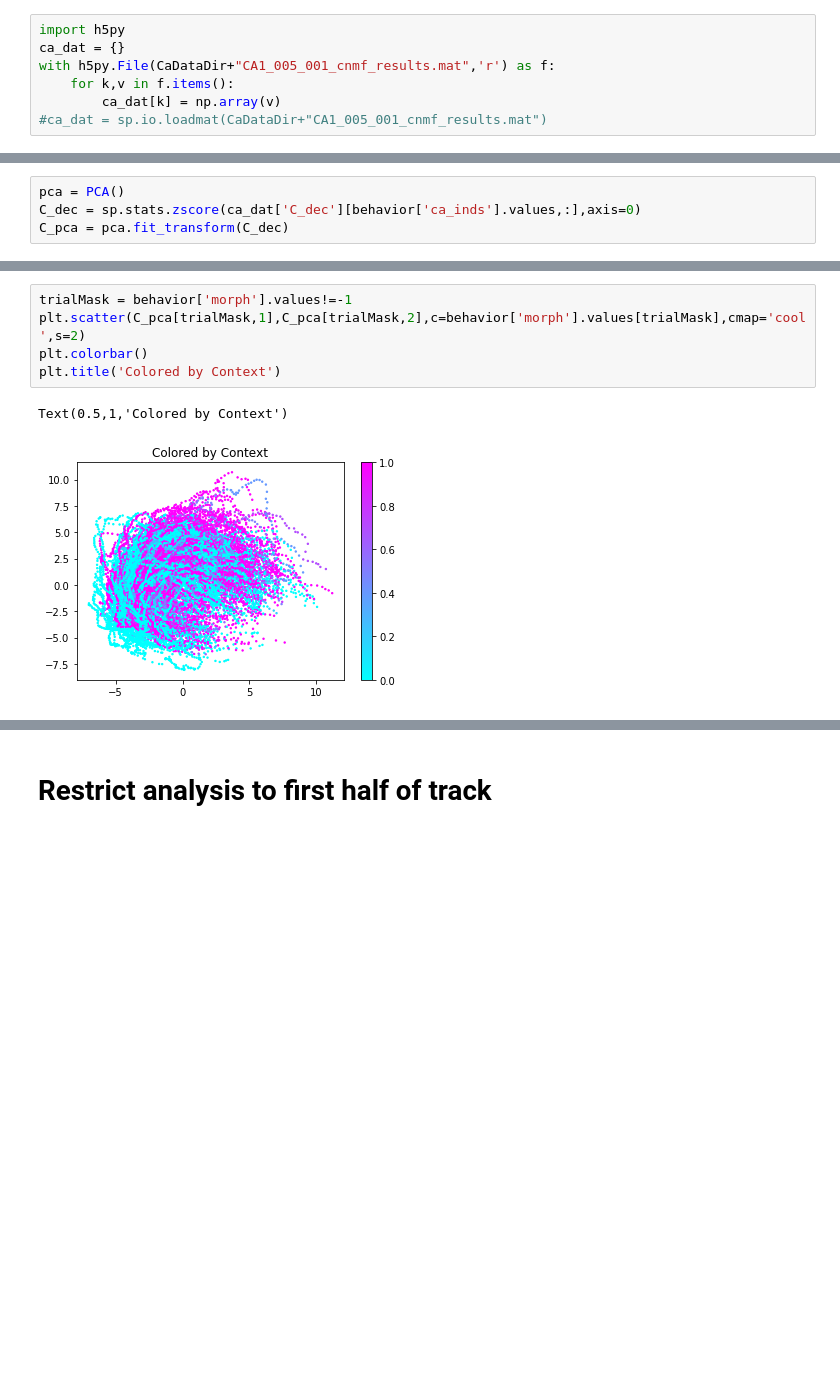
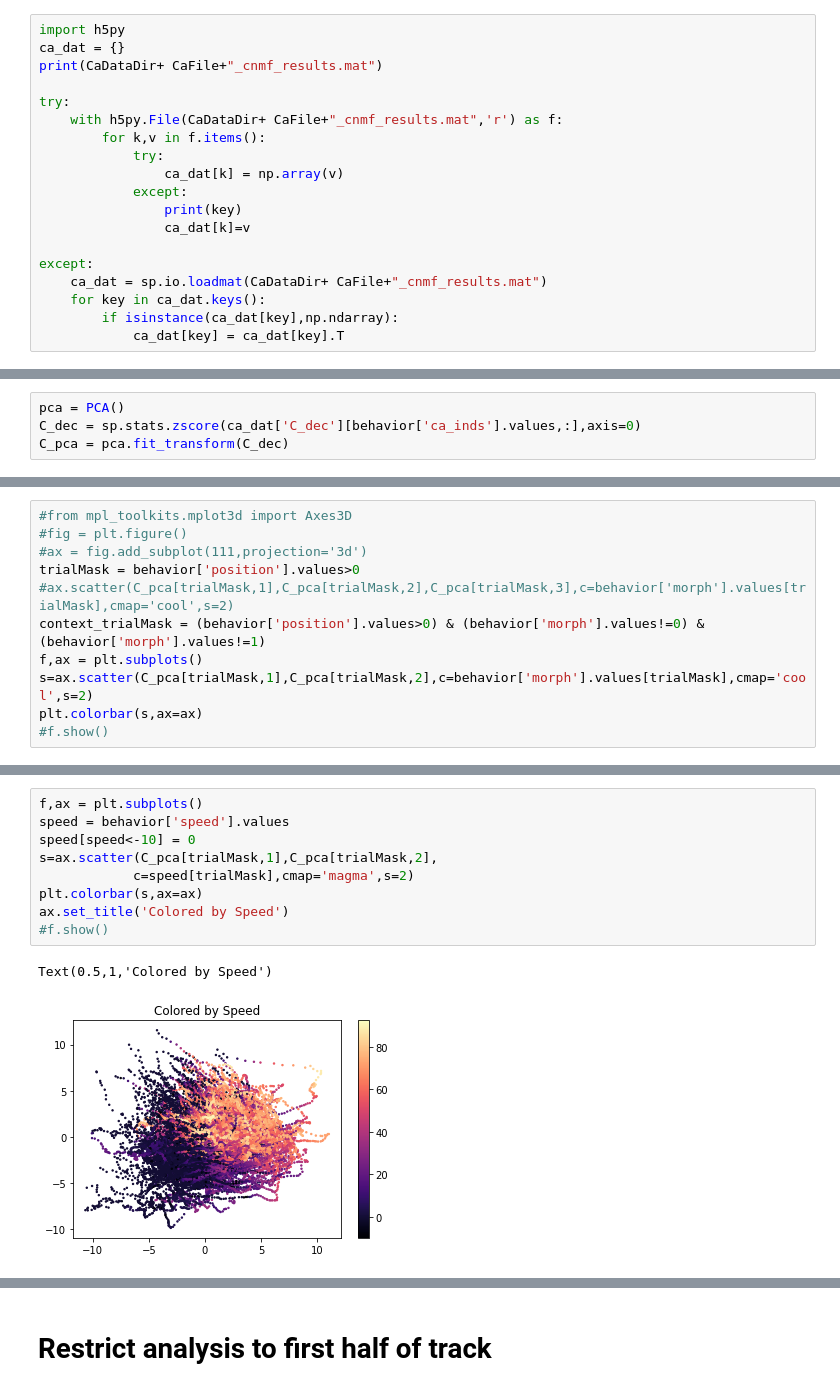
Before and after one commit to GiocomoLab/MightyMorphingPhotonRangers, a Jupyter notebook: subspace_analysis/subspace_debugging.ipynb, the cells around one changed output, grey strips where cells are left out. Cells and saved outputs as stored; diff of their text form; blank space fills up the shorter version.

```diff
--- a/subspace_analysis/subspace_debugging.ipynb
+++ b/subspace_analysis/subspace_debugging.ipynb
@@ -46,7 +57,19 @@ plt.plot(behavior['ca_inds'].values[0:2000],
 # %%
 import h5py
 ca_dat = {}
-with h5py.File(CaDataDir+"CA1_005_001_cnmf_results.mat",'r') as f:
-    for k,v in f.items():
-        ca_dat[k] = np.array(v)
-#ca_dat = sp.io.loadmat(CaDataDir+"CA1_005_001_cnmf_results.mat")
+print(CaDataDir+ CaFile+"_cnmf_results.mat")
+
+try:
+    with h5py.File(CaDataDir+ CaFile+"_cnmf_results.mat",'r') as f:
+        for k,v in f.items():
+            try:
+                ca_dat[k] = np.array(v)
+            except:
+                print(key)
+                ca_dat[k]=v
+
+except:
+    ca_dat = sp.io.loadmat(CaDataDir+ CaFile+"_cnmf_results.mat")
+    for key in ca_dat.keys():
+        if isinstance(ca_dat[key],np.ndarray):
+            ca_dat[key] = ca_dat[key].T
@@ -84,0 +112,11 @@ plt.plot(pca.explained_variance_)
+# %%
+#from mpl_toolkits.mplot3d import Axes3D
+#fig = plt.figure()
+#ax = fig.add_subplot(111,projection='3d')
+trialMask = behavior['position'].values>0
+#ax.scatter(C_pca[trialMask,1],C_pca[trialMask,2],C_pca[trialMask,3],c=behavior['morph'].values[trialMask],cmap='cool',s=2)
+context_trialMask = (behavior['position'].values>0) & (behavior['morph'].values!=0) &(behavior['morph'].values!=1)
+f,ax = plt.subplots()
+s=ax.scatter(C_pca[trialMask,1],C_pca[trialMask,2],c=behavior['morph'].values[trialMask],cmap='cool',s=2)
+plt.colorbar(s,ax=ax)
+#f.show()
@@ -85,8 +149,12 @@ plt.plot(pca.explained_variance_)
 # %%
-trialMask = behavior['morph'].values!=-1
-plt.scatter(C_pca[trialMask,1],C_pca[trialMask,2],c=behavior['morph'].values[trialMask],cmap='cool',s=2)
-plt.colorbar()
-plt.title('Colored by Context')
+f,ax = plt.subplots()
+speed = behavior['speed'].values
+speed[speed<-10] = 0
+s=ax.scatter(C_pca[trialMask,1],C_pca[trialMask,2],
+            c=speed[trialMask],cmap='magma',s=2)
+plt.colorbar(s,ax=ax)
+ax.set_title('Colored by Speed')
+#f.show()
 # %% [output]
-Text(0.5,1,'Colored by Context')
+Text(0.5,1,'Colored by Speed')
-[figure, old version]
+[figure, new version]
```
Also changed, not shown: parts of 32 cells of this notebook, 23 other files.
